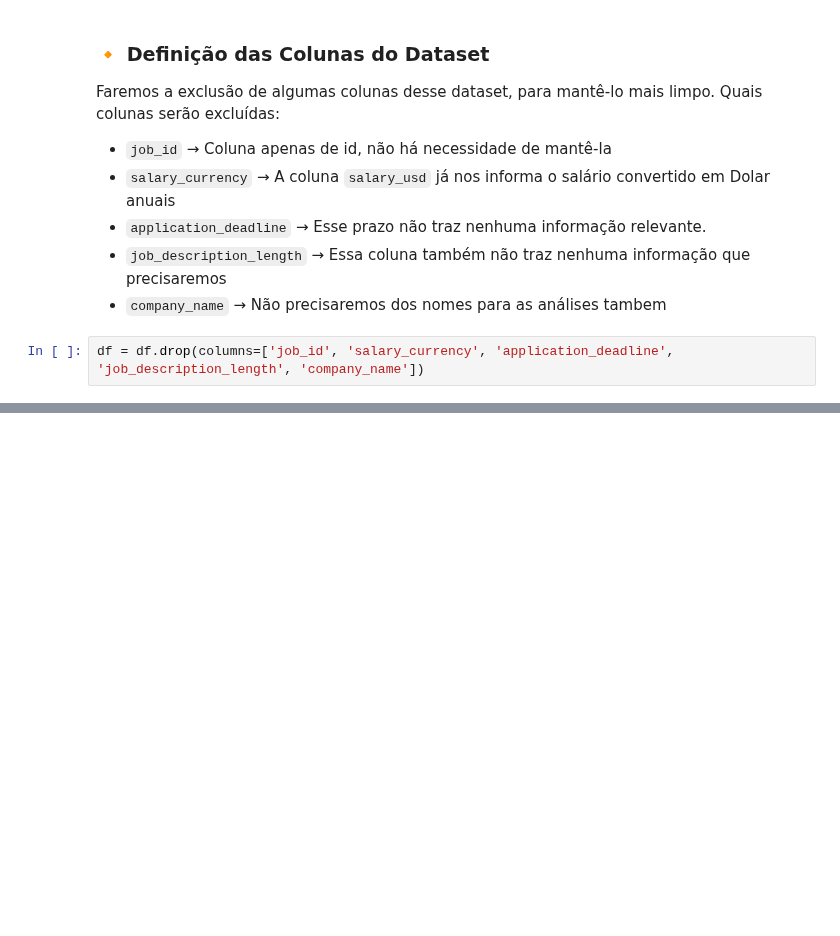
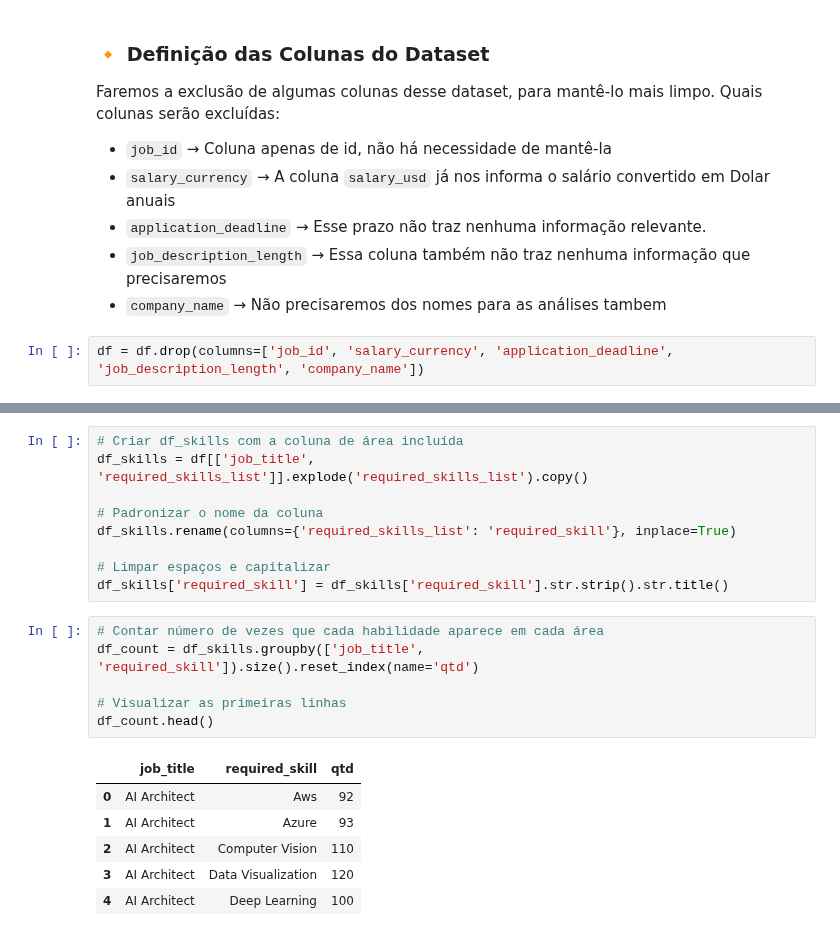
Before and after one commit to Cavalheiro93/mvp-data-analyst-global-ai-market, a Jupyter notebook: Projeto_MVP.ipynb, the cells around one changed output, grey strips where cells are left out. Saved outputs shown, nothing was run; the diff lists cells and outputs as text; blank space fills up the shorter version.

```diff
--- a/Projeto_MVP.ipynb
+++ b/Projeto_MVP.ipynb
@@ -443,0 +467,22 @@ df.head(5)
+# %%
+# Criar df_skills com a coluna de área incluída
+df_skills = df[['job_title', 'required_skills_list']].explode('required_skills_list').copy()
+
+# Padronizar o nome da coluna
+df_skills.rename(columns={'required_skills_list': 'required_skill'}, inplace=True)
+
+# Limpar espaços e capitalizar
+df_skills['required_skill'] = df_skills['required_skill'].str.strip().str.title()
+# %%
+# Contar número de vezes que cada habilidade aparece em cada área
+df_count = df_skills.groupby(['job_title', 'required_skill']).size().reset_index(name='qtd')
+
+# Visualizar as primeiras linhas
+df_count.head()
+# %% [output]
+|  | job_title | required_skill | qtd |
+| 0 | AI Architect | Aws | 92 |
+| 1 | AI Architect | Azure | 93 |
+| 2 | AI Architect | Computer Vision | 110 |
+| 3 | AI Architect | Data Visualization | 120 |
+| 4 | AI Architect | Deep Learning | 100 |
```
Also changed, not shown: parts of 3 cells of this notebook, 1 other file.
